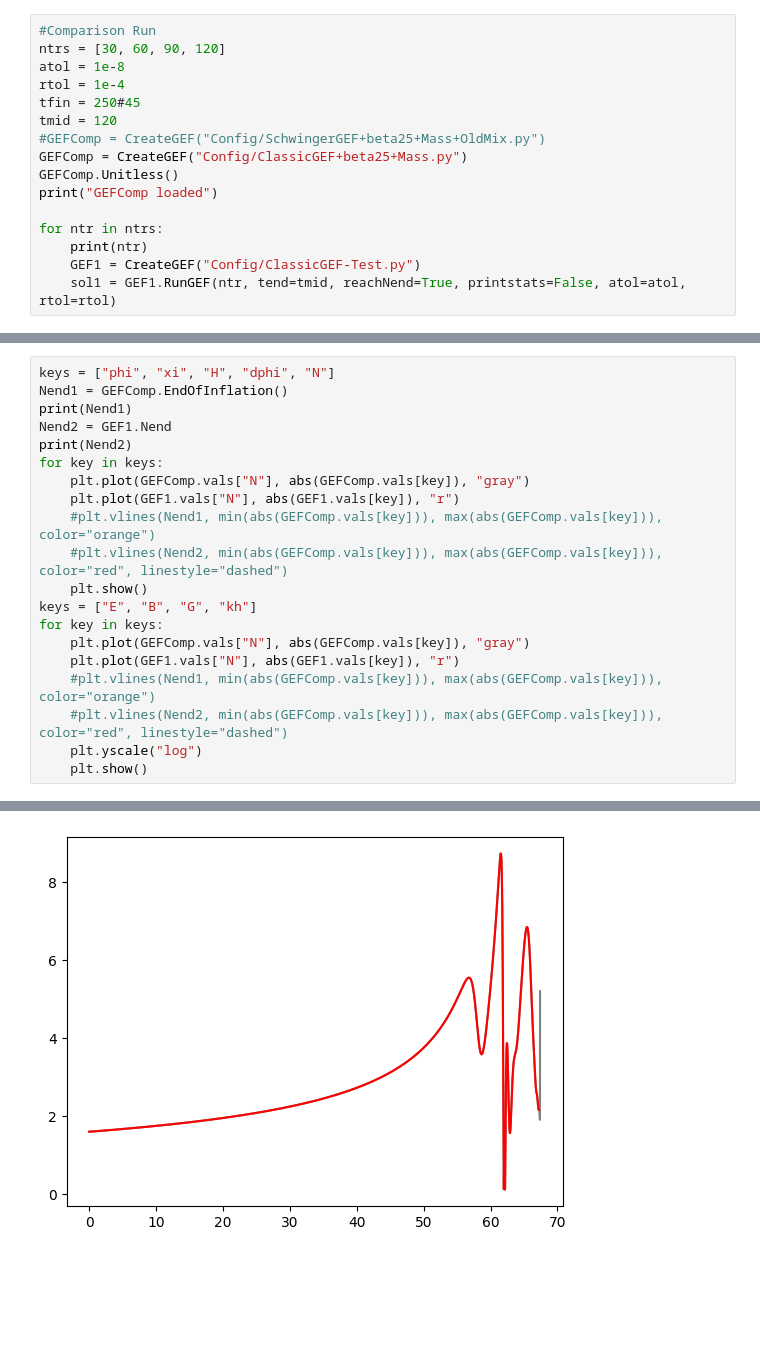
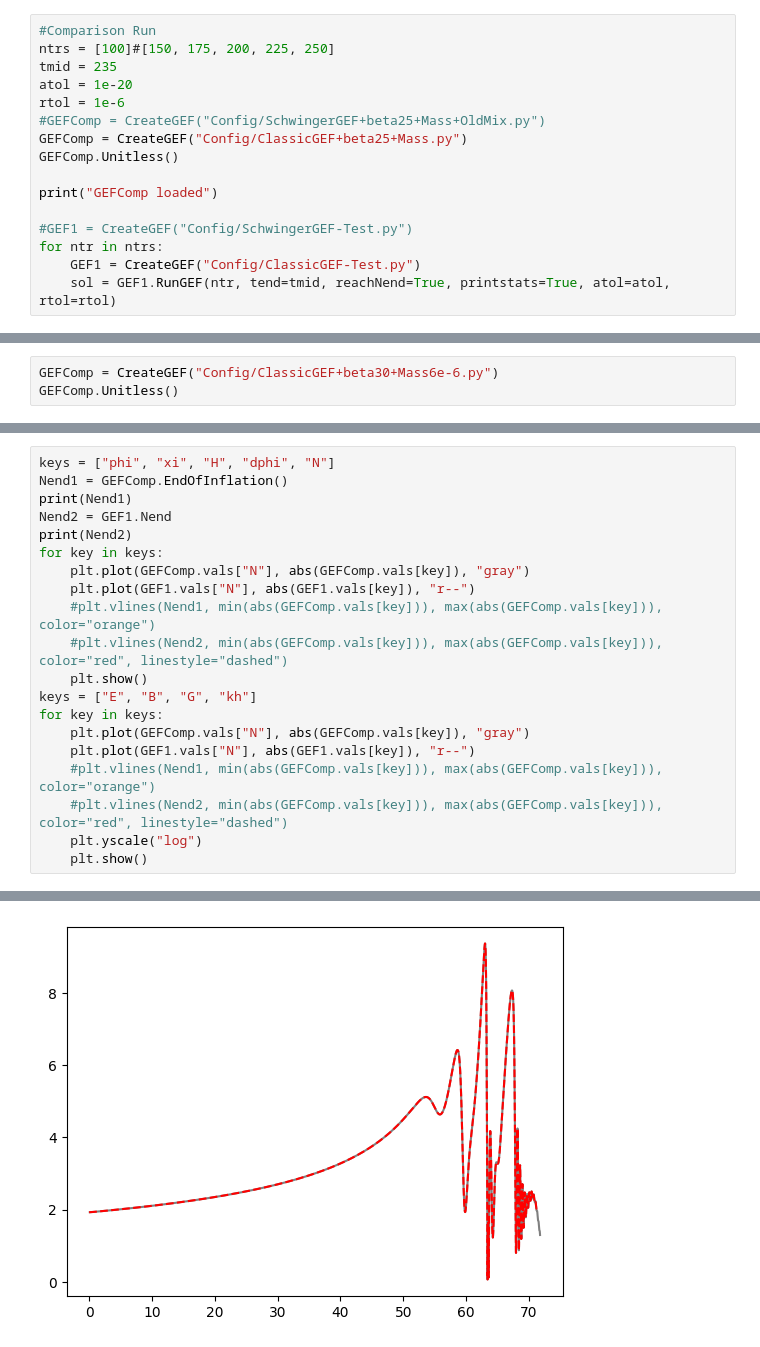
Before and after one commit to richard-von-eckardstein/GEFF, a Jupyter notebook: Testing.ipynb, the cells around one changed output, grey strips where cells are left out. Saved outputs shown, nothing was run; the diff lists cells and outputs as text; blank space fills up the shorter version.

```diff
--- a/Testing.ipynb
+++ b/Testing.ipynb
@@ -6,19 +6,19 @@ import matplotlib.pyplot as plt
 import numpy as np
 # %%
 #Comparison Run
-ntrs = [30, 60, 90, 120]
-atol = 1e-8
-rtol = 1e-4
-tfin = 250#45
-tmid = 120
+ntrs = [100]#[150, 175, 200, 225, 250]
+tmid = 235
+atol = 1e-20
+rtol = 1e-6
 #GEFComp = CreateGEF("Config/SchwingerGEF+beta25+Mass+OldMix.py")
 GEFComp = CreateGEF("Config/ClassicGEF+beta25+Mass.py")
 GEFComp.Unitless()
+
 print("GEFComp loaded")
 
+#GEF1 = CreateGEF("Config/SchwingerGEF-Test.py")
 for ntr in ntrs:
-    print(ntr)
     GEF1 = CreateGEF("Config/ClassicGEF-Test.py")
-    sol1 = GEF1.RunGEF(ntr, tend=tmid, reachNend=True, printstats=False, atol=atol, rtol=rtol)
+    sol = GEF1.RunGEF(ntr, tend=tmid, reachNend=True, printstats=True, atol=atol, rtol=rtol)
 # %% [output]
 GEFComp loaded
@@ -60,0 +96,3 @@ print(sol1.y.shape)
+# %%
+GEFComp = CreateGEF("Config/ClassicGEF+beta30+Mass6e-6.py")
+GEFComp.Unitless()
@@ -66,14 +107,14 @@ Nend2 = GEF1.Nend
 print(Nend2)
 for key in keys:
     plt.plot(GEFComp.vals["N"], abs(GEFComp.vals[key]), "gray")
-    plt.plot(GEF1.vals["N"], abs(GEF1.vals[key]), "r")
+    plt.plot(GEF1.vals["N"], abs(GEF1.vals[key]), "r--")
     #plt.vlines(Nend1, min(abs(GEFComp.vals[key])), max(abs(GEFComp.vals[key])), color="orange")
     #plt.vlines(Nend2, min(abs(GEFComp.vals[key])), max(abs(GEFComp.vals[key])), color="red", linestyle="dashed")
     plt.show()
 keys = ["E", "B", "G", "kh"]
 for key in keys:
     plt.plot(GEFComp.vals["N"], abs(GEFComp.vals[key]), "gray")
-    plt.plot(GEF1.vals["N"], abs(GEF1.vals[key]), "r")
+    plt.plot(GEF1.vals["N"], abs(GEF1.vals[key]), "r--")
     #plt.vlines(Nend1, min(abs(GEFComp.vals[key])), max(abs(GEFComp.vals[key])), color="orange")
     #plt.vlines(Nend2, min(abs(GEFComp.vals[key])), max(abs(GEFComp.vals[key])), color="red", linestyle="dashed")
     plt.yscale("log")
@@ -85 +126 @@ for key in keys:
-[figure, old version]
+[figure, new version]
```
Also changed, not shown: parts of 10 cells of this notebook, 2 other files.
